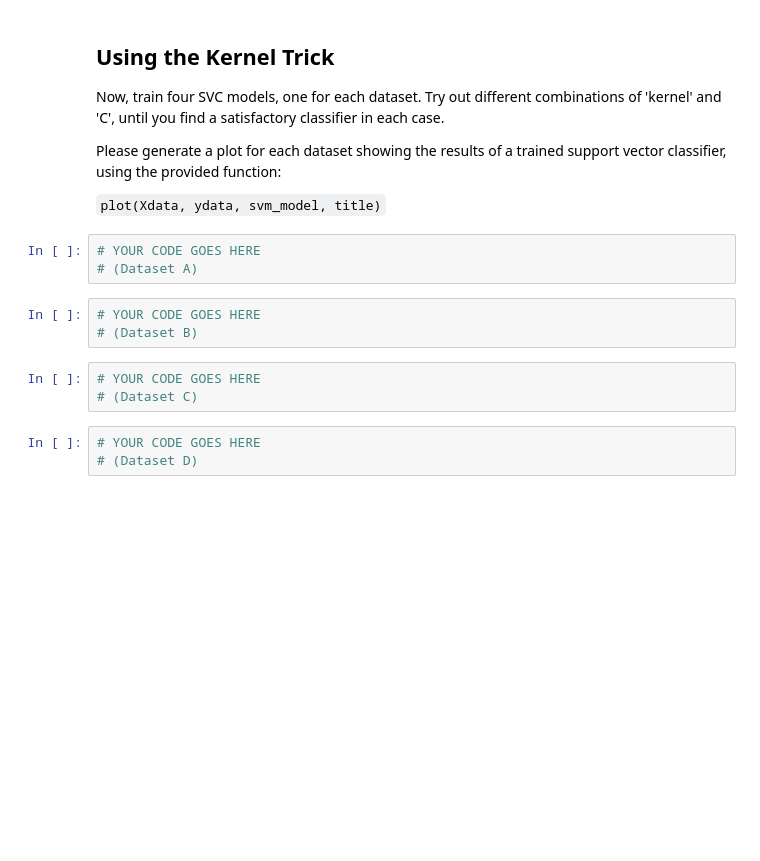
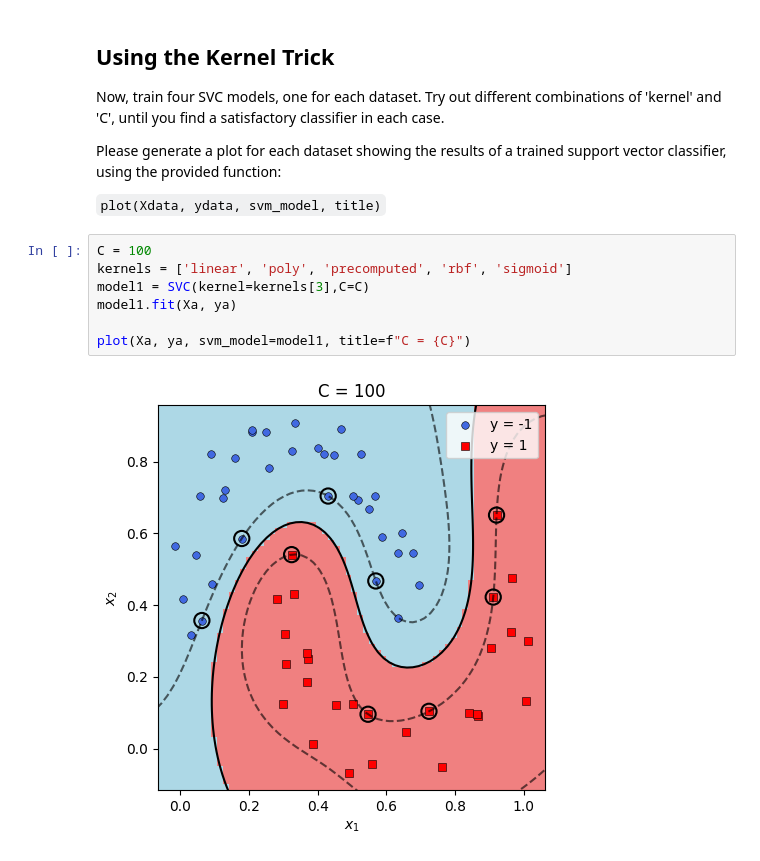
Before and after one commit to judson35/AI-ML, a Jupyter notebook: HW4/M4-L2-P1.ipynb, the cells around one changed output. Drawn from its saved outputs; the diff is of its cells as text; blank space fills up the shorter version.

```diff
--- a/HW4/M4-L2-P1.ipynb
+++ b/HW4/M4-L2-P1.ipynb
@@ -115,15 +120,12 @@ Now, train four SVC models, one for each dataset. Try out different combinations
 Please generate a plot for each dataset showing the results of a trained support vector classifier, using the provided function:
 
 `plot(Xdata, ydata, svm_model, title)`
-# %%
-# YOUR CODE GOES HERE
-# (Dataset A)
-# %%
-# YOUR CODE GOES HERE
-# (Dataset B)
-# %%
-# YOUR CODE GOES HERE
-# (Dataset C)
-# %%
-# YOUR CODE GOES HERE
-# (Dataset D)
+# %%
+C = 100
+kernels = ['linear', 'poly', 'precomputed', 'rbf', 'sigmoid']
+model1 = SVC(kernel=kernels[3],C=C)
+model1.fit(Xa, ya)
+
+plot(Xa, ya, svm_model=model1, title=f"C = {C}")
+# %% [output]
+[figure, added]
```
Also changed, not shown: parts of 4 cells of this notebook, 4 other files.
